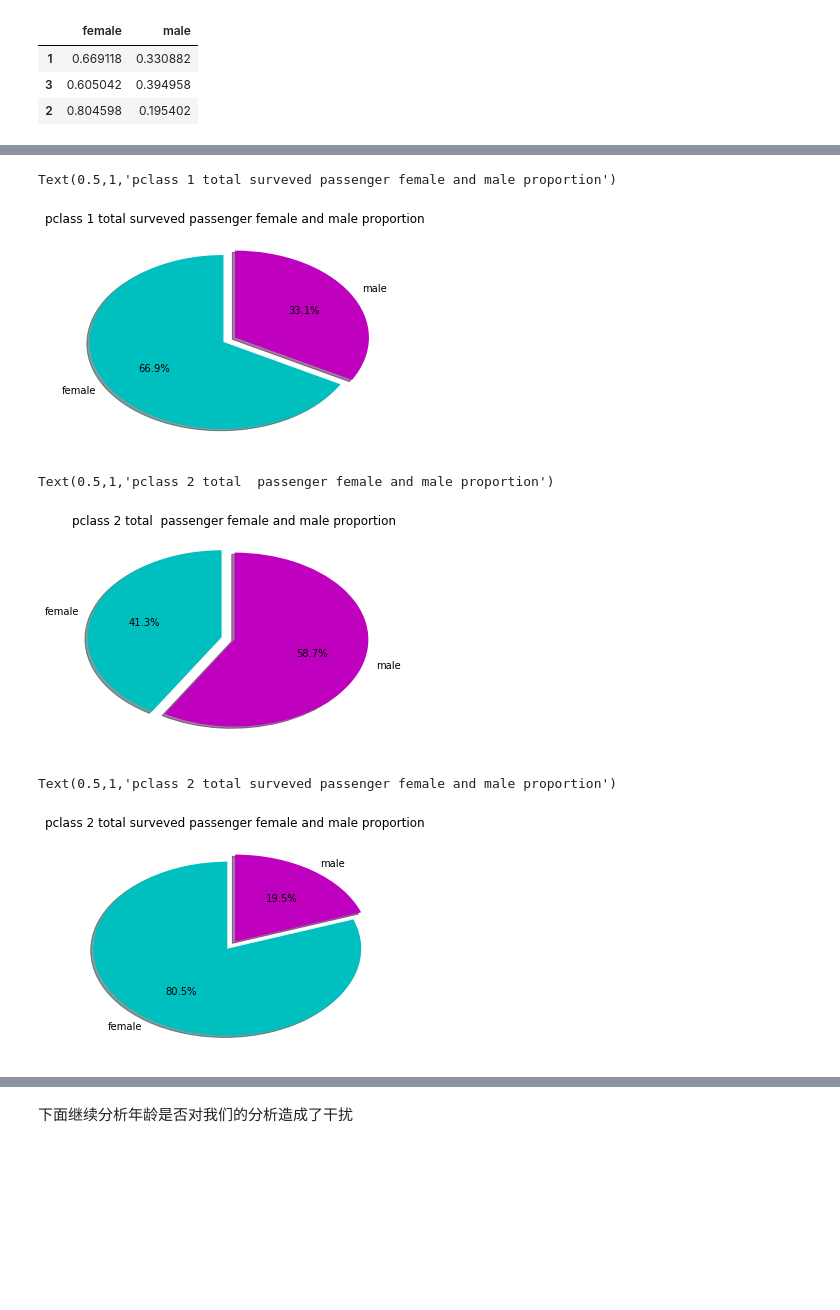
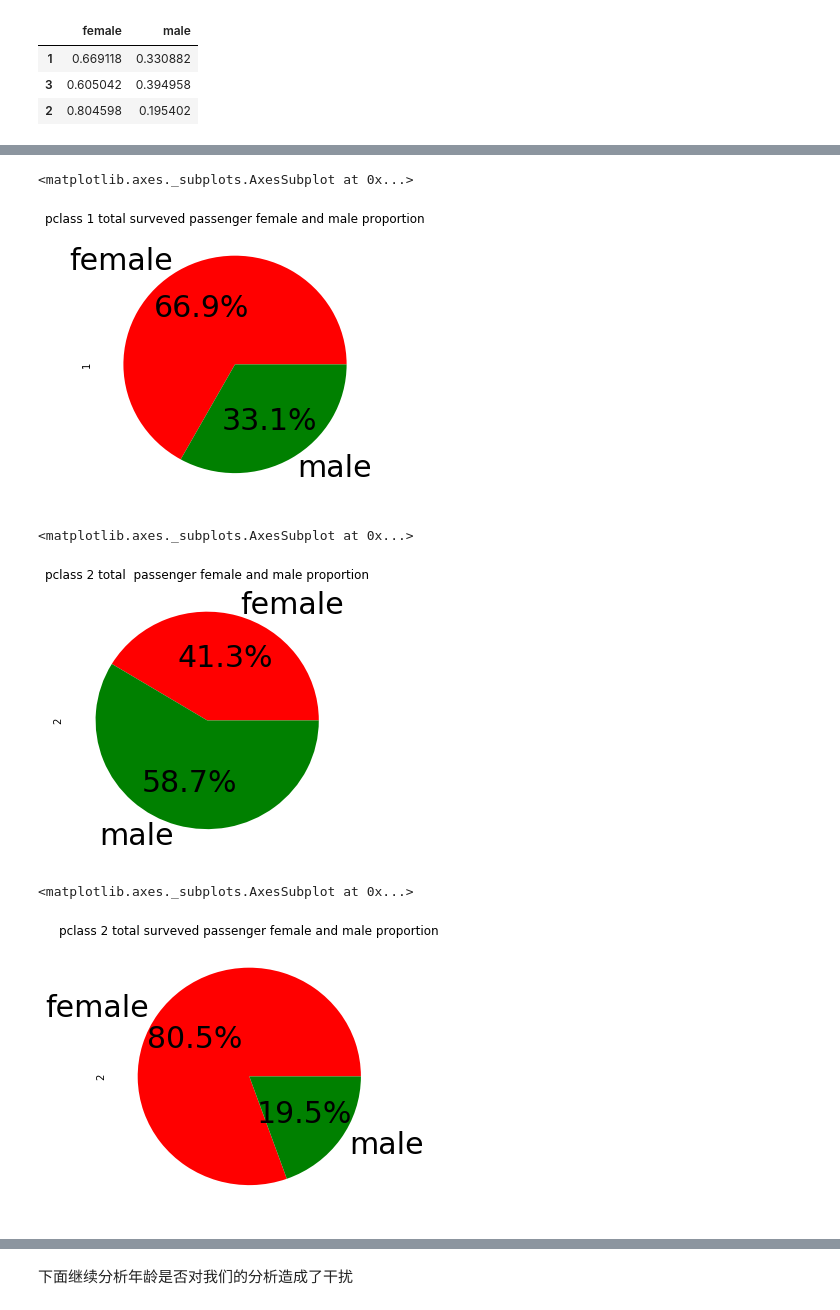
Before and after one commit to dedlous/data_wrangling, a Jupyter notebook: titanic-data_wrangle.ipynb, the cells around one changed output, grey strips where cells are left out. Saved outputs shown, nothing was run; the diff lists cells and outputs as text; code cells hidden in the pictures; blank space fills up the shorter version.

```diff
--- a/titanic-data_wrangle.ipynb
+++ b/titanic-data_wrangle.ipynb
@@ -14,3 +40,5 @@ df_survived=df[df.Survived==1].copy()
+# %%
+df.loc[:,'Age'].fillna(value=(df.loc[:,'Age'].mean()),inplace=True)
 # %% [markdown]
 从表中看，名字，费用，登船地,票号对逃生结果无影响，删除这些列，但保存名字做后续分析
 Cabin 的缺失数据很多，所以也删除
@@ -133,50 +165,28 @@ Text(0.5,1,'pclass 1 total  passenger female and male proportion')
 # %%
-
-slices = list(df_surveved_pclass_sex_proportion.loc[1])
-activities = ['female','male']
-cols = ['c','m']
-
-plt.pie(slices,
-labels=activities,
-colors=cols,
-startangle=90,
-shadow= True,
-explode=(0.1,0),
-autopct='%1.1f%%')
-plt.title('pclass 1 total surveved passenger female and male proportion')
+#
+# 打印出幸存者中pclass 1 中的旅客女性的数量的比例的饼状图
+#
+(df_surveved_pclass_sex_proportion.loc[1]).plot.pie(autopct='%1.1f%%',fontsize=30,figsize=(5, 5),colors=['r', 'g'],
+                                           title='pclass 1 total surveved passenger female and male proportion')
 # %% [output]
-Text(0.5,1,'pclass 1 total surveved passenger female and male proportion')
+<matplotlib.axes._subplots.AxesSubplot at 0x...>
-[figure, old version]
+[figure, new version]
 # %%
-slices = list(df_pclass_sex_proportion.loc[2])
-activities = ['female','male']
-cols = ['c','m']
-
-plt.pie(slices,
-labels=activities,
-colors=cols,
-startangle=90,
-shadow= True,
-explode=(0.1,0),
-autopct='%1.1f%%')
-plt.title('pclass 2 total  passenger female and male proportion')
+#
+# 打印出船上pclass 2 中的旅客女性的数量的比例的饼状图
+#
+(df_pclass_sex_proportion.loc[2]).plot.pie(autopct='%1.1f%%',fontsize=30,figsize=(5, 5),colors=['r', 'g'],
+                                           title='pclass 2 total  passenger female and male proportion')
 # %% [output]
-Text(0.5,1,'pclass 2 total  passenger female and male proportion')
+<matplotlib.axes._subplots.AxesSubplot at 0x...>
-[figure, old version]
+[figure, new version]
 # %%
-slices = list(df_surveved_pclass_sex_proportion.loc[2])
-activities = ['female','male']
-cols = ['c','m']
-
-plt.pie(slices,
-labels=activities,
-colors=cols,
-startangle=90,
-shadow= True,
-explode=(0.1,0),
-autopct='%1.1f%%')
-plt.title('pclass 2 total surveved passenger female and male proportion')
+#
+# 打印出幸存者中pclass 2 中的旅客女性的数量的比例的饼状图
+#
+(df_surveved_pclass_sex_proportion.loc[2]).plot.pie(autopct='%1.1f%%',fontsize=30,figsize=(5, 5),colors=['r', 'g'],
+                                           title='pclass 2 total surveved passenger female and male proportion')
 # %% [output]
-Text(0.5,1,'pclass 2 total surveved passenger female and male proportion')
+<matplotlib.axes._subplots.AxesSubplot at 0x...>
-[figure, old version]
+[figure, new version]
 # %%
```
Also changed, not shown: parts of 36 cells of this notebook, 1 other file.
